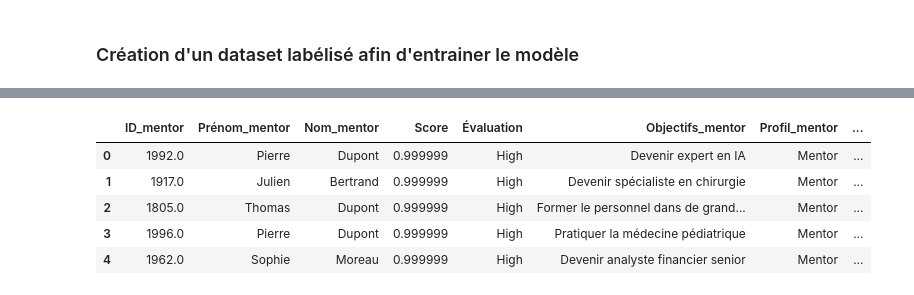
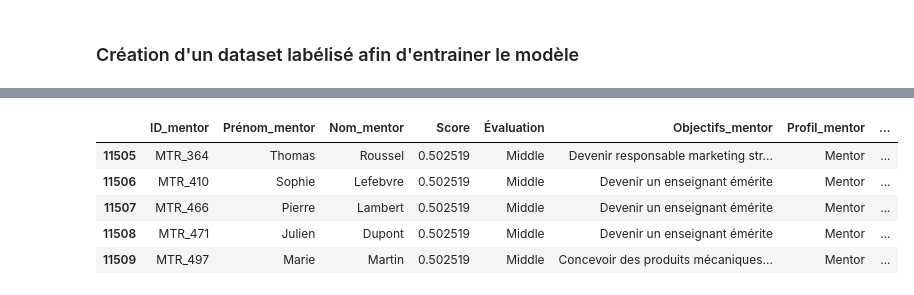
Before and after one commit to MariefloChm/Projet_intensif, a Jupyter notebook: generate_data.ipynb, the cells around one changed output, grey strips where cells are left out. Saved outputs shown, nothing was run; the diff lists cells and outputs as text; code cells hidden in the pictures.

```diff
--- a/generate_data.ipynb
+++ b/generate_data.ipynb
@@ -224,5 +229,5 @@ SyntaxError: invalid syntax (2347870419.py, line 214)
 # %%
-df = pd.read_csv('dataset_mentoring_100_domains_coherent.csv')
+df = pd.read_csv('full_dataset.csv')
 data_size = min(len(df[df["Profil"]=="Mentor"]), len(df[df["Profil"]=="Mentoré"]))
 print(data_size)
 # %% [output]
@@ -301,8 +313,8 @@ df.head()
 # %%
 # df_work = df[['Prénom','Nom','Compétences', 'Objectifs', 'Diplôme','Profil']]
 df_work = df.copy()
-num_feat=list(col for col in df_work.drop(columns=["ID","Notation","Évaluation"]).select_dtypes(include=["int","float"]).columns)
-text_feat = [ col for col in df_work.drop(columns=["Prénom","Nom"]).select_dtypes(exclude=["int","float"]).columns]
+num_feat=list(col for col in df_work.drop(columns=["Notation"]).select_dtypes(include=["int","float"]).columns)
+text_feat = [ col for col in df_work.drop(columns=["ID","Prénom","Nom"]).select_dtypes(exclude=["int","float"]).columns]
 # print(text_feat)
 
 
@@ -310,8 +322,8 @@ text_feat = [ col for col in df_work.drop(columns=["Prénom","Nom"]).select_dtyp
 encoder = OneHotEncoder(sparse=False, drop='first')
 # encoder.get
 encoded_features = encoder.fit_transform(df_work[text_feat])
-scaler = MinMaxScaler()
-df_work[num_feat] = scaler.fit_transform(df_work[num_feat])
+# scaler = MinMaxScaler()
+# df_work[num_feat] = scaler.fit_transform(df_work[num_feat])
 
 # Créer un DataFrame avec les caractéristiques encodées
 encoded_df = pd.DataFrame(encoded_features, columns=encoder.get_feature_names_out(text_feat))
@@ -356,19 +375,16 @@ features
  'Langue parlée',
  'Localisation']
 # %%
-# df_work = df[['Compétences', 'Objectifs', 'Diplôme','Profil']]
-# features = num_feat+text_feat
+excluded_features = features+["Prénom","Nom","Évaluation","Notation","Tarif horaire en euros","ID"]
 mentors_data = combined_data_encoded.query("Profil=='Mentor'")
 # mentors_data = mentors_data[features]
 mentorees_data = combined_data_encoded.query("Profil=='Mentoré'")
 # mentorees_data = mentorees_data[features]
 
 # mentors_data_encoded = combined_data_encoded.iloc[:mentors_data.shape[0]]
-mentors_features =mentors_data.drop(columns=features+["Prénom","Nom","Évaluation","Notation","Tarif horaire en euros"])
+mentors_features =mentors_data.drop(columns=excluded_features)
 # mentorees_data_encoded = combined_data_encoded.iloc[mentorees_data.shape[0]:]
-mentorees_features =mentorees_data.drop(columns=features+["Prénom","Nom","Évaluation","Notation","Tarif horaire en euros"])
-
-
+mentorees_features =mentorees_data.drop(columns=excluded_features)
 
 # Calculer les similarités entre mentors et mentoré
 similarities = cosine_similarity(mentors_features, mentorees_features)
@@ -387,8 +403,7 @@ def evaluate_score(score):
         return 'Basse'
 
 
-
-# Évaluation des scores des mentors
+# # Évaluation des scores des mentors
 mentor_scores_evaluation = [evaluate_score(score) for score in mentor_scores]
 mentees_scores_evaluation = [evaluate_score(score) for score in mentees_scores]
 
@@ -397,6 +412,6 @@ mentorees_data.loc[:,'Score'] = mentees_scores
 mentors_data.loc[:,'Évaluation'] = mentor_scores_evaluation
 mentorees_data.loc[:,'Évaluation'] = mentees_scores_evaluation
 
-recommended_mentors = mentors_data.sort_values(by='Score', ascending=False)
-recommended_mentors_to_mentees = mentorees_data.sort_values(by='Score', ascending=False)
+recommended_mentors = mentors_data
+recommended_mentors_to_mentees = mentorees_data
 # %% [output]
@@ -455,10 +542,14 @@ recommended_mentors_to_mentees.head()
 # %%
-matching_res_df=pd.merge(recommended_mentors,recommended_mentors_to_mentees, how ="right",on=["Évaluation","Score"], suffixes=["_mentor","_mentee"])
-matching_res_df.head()
+matching_res_df=pd.merge(recommended_mentors,recommended_mentors_to_mentees, how ="right",on=["Score","Évaluation"], suffixes=["_mentor","_mentee"])
+matching_res_df.sort_values(by="Score", ascending=False).head()
+mentor_cols=  [c+"_mentor" for c in ("ID","Prénom","Nom")]
+mentee_cols=  [c+"_mentee" for c in ("ID","Prénom","Nom")]
+# matching_res_df = matching_res_df[mentor_cols+mentee_cols+["Score_mentee","Évaluation"]]
+matching_res_df.tail()
 # %% [output]
 |  | ID_mentor | Prénom_mentor | Nom_mentor | Score | Évaluation | Objectifs_mentor | Profil_mentor | ... |
-| 0 | 1992.0 | Pierre | Dupont | 0.999999 | High | Devenir expert en IA | Mentor | ... |
-| 1 | 1917.0 | Julien | Bertrand | 0.999999 | High | Devenir spécialiste en chirurgie | Mentor | ... |
-| 2 | 1805.0 | Thomas | Dupont | 0.999999 | High | Former le personnel dans de grand... | Mentor | ... |
-| 3 | 1996.0 | Pierre | Dupont | 0.999999 | High | Pratiquer la médecine pédiatrique | Mentor | ... |
-| 4 | 1962.0 | Sophie | Moreau | 0.999999 | High | Devenir analyste financier senior | Mentor | ... |
+| 11505 | MTR_364 | Thomas | Roussel | 0.502519 | Middle | Devenir responsable marketing str... | Mentor | ... |
+| 11506 | MTR_410 | Sophie | Lefebvre | 0.502519 | Middle | Devenir un enseignant émérite | Mentor | ... |
+| 11507 | MTR_466 | Pierre | Lambert | 0.502519 | Middle | Devenir un enseignant émérite | Mentor | ... |
+| 11508 | MTR_471 | Julien | Dupont | 0.502519 | Middle | Devenir un enseignant émérite | Mentor | ... |
+| 11509 | MTR_497 | Marie | Martin | 0.502519 | Middle | Concevoir des produits mécaniques... | Mentor | ... |
```
Also changed, not shown: parts of 25 cells of this notebook, 3 other files.
